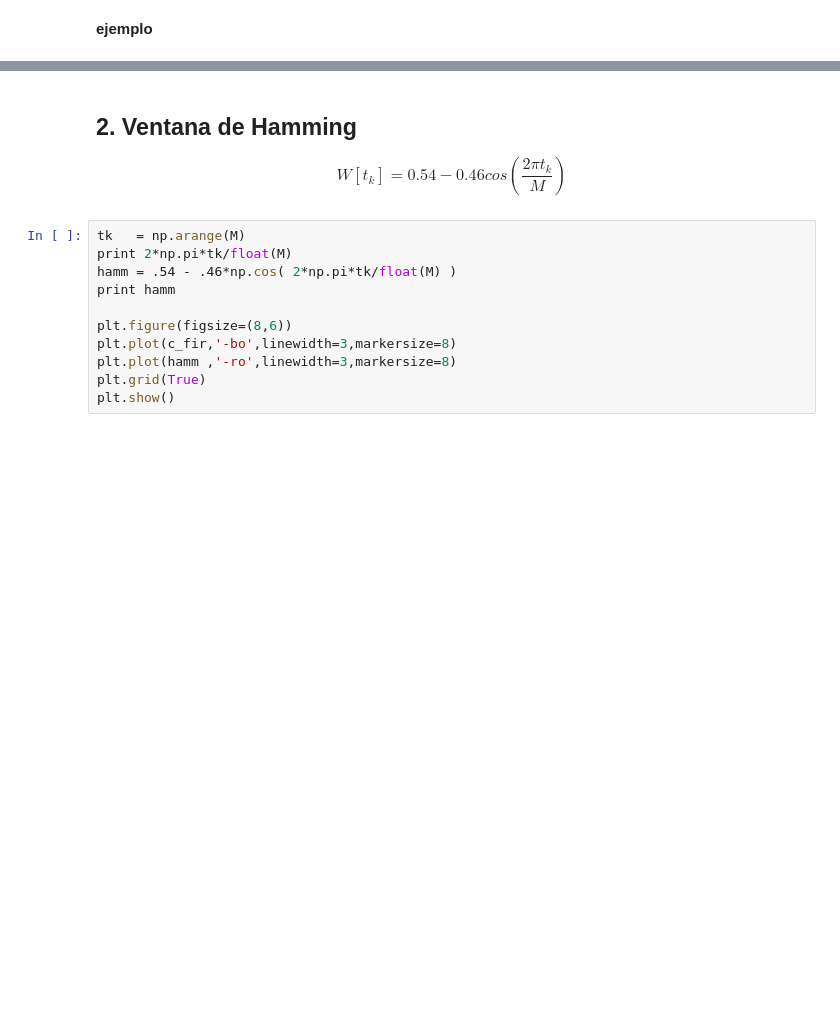
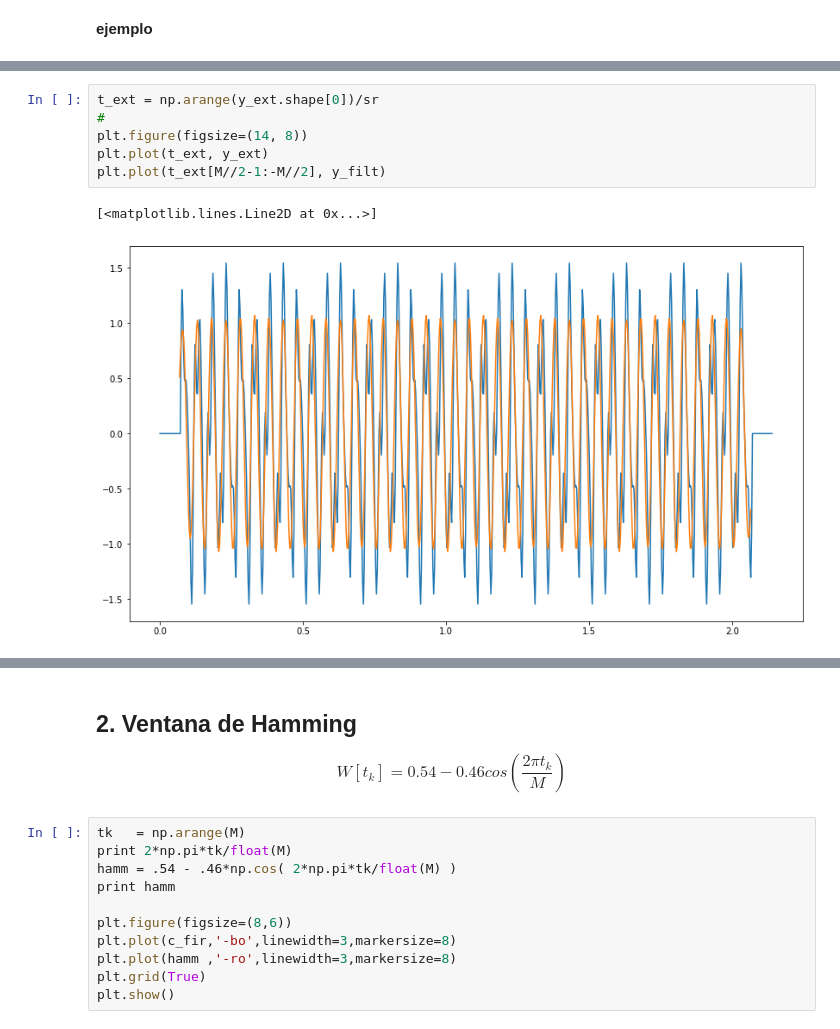
Before and after one commit to Poswer96/filtra_23-i, a Jupyter notebook: src/Filtros FIR/Filtros FIR Pasa Bajas. Diseño con Ventanas.ipynb, the cells around one changed output, grey strips where cells are left out. Drawn from its saved outputs; the diff is of its cells as text; blank space fills up the shorter version.

```diff
--- a/src/Filtros FIR/Filtros FIR Pasa Bajas. Diseño con Ventanas.ipynb
+++ b/src/Filtros FIR/Filtros FIR Pasa Bajas. Diseño con Ventanas.ipynb
@@ -167,0 +167,9 @@ array([[ 1,  2,  3,  4],
+# %%
+t_ext = np.arange(y_ext.shape[0])/sr
+#
+plt.figure(figsize=(14, 8))
+plt.plot(t_ext, y_ext)
+plt.plot(t_ext[M//2-1:-M//2], y_filt)
+# %% [output]
+[<matplotlib.lines.Line2D at 0x...>]
+[figure, added]
```
Also changed, not shown: parts of 13 cells of this notebook.
